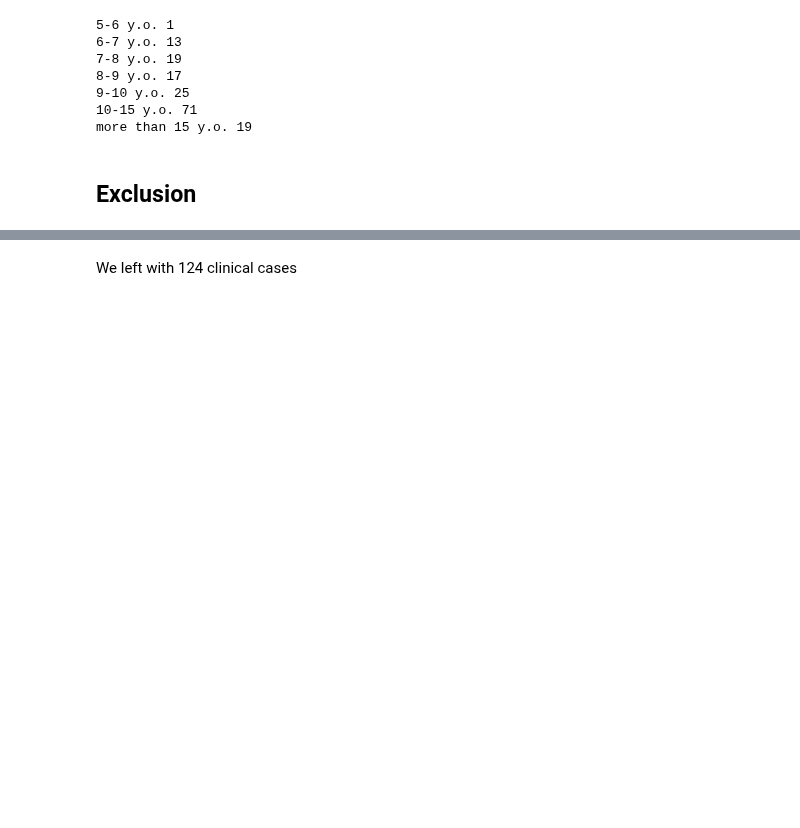
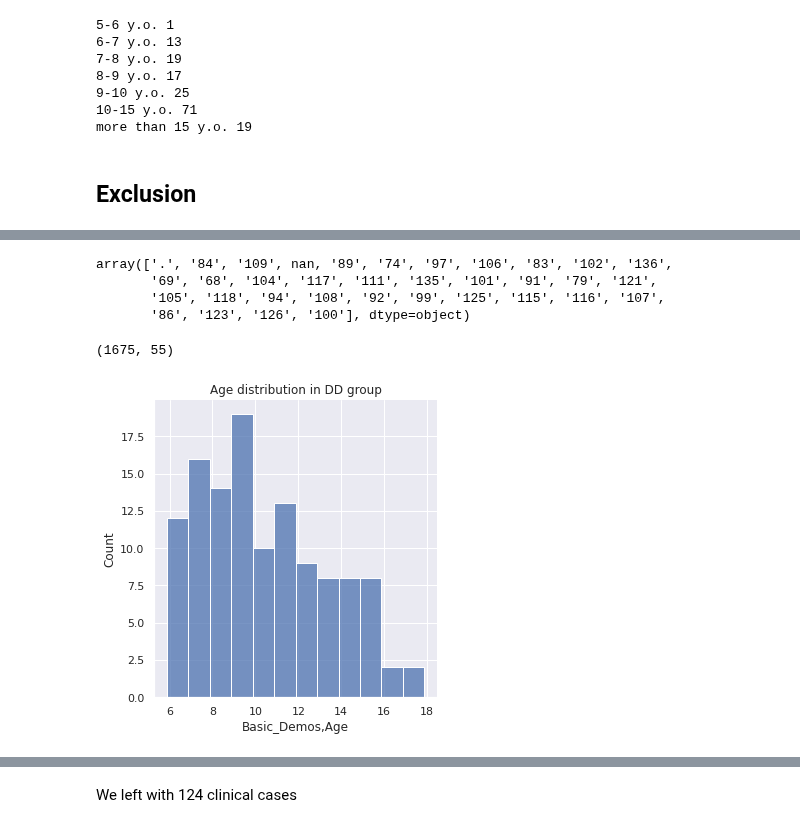
Before and after one commit to cristinarainich/Child-Mind-Institute-Project, a Jupyter notebook: Pheno_data.ipynb, the cells around one changed output, grey strips where cells are left out. Cells and saved outputs as stored; diff of their text form; code cells hidden in the pictures; blank space fills up the shorter version.

```diff
--- a/Pheno_data.ipynb
+++ b/Pheno_data.ipynb
@@ -1003,3 +1003,7 @@ data_filtered = data_filtered[data_filtered['Diagnosis'] != 'Language Disorder B
 # excluding all meds from both controls and dyslexics
 # 10 cases
 data_filtered = data_filtered[data_filtered['Medicine'] == 0]
+# %%
+# excluding people older than 18
+# 3 DD cases and 46 TD
+data_filtered = data_filtered[data_filtered['Basic_Demos,Age'] <= 18]
@@ -1005,0 +1030,17 @@ data_filtered = data_filtered[data_filtered['Medicine'] == 0]
+# %%
+data_filtered['WASI,WASI_FSIQ'].unique()
+# %% [output]
+array(['.', '84', '109', nan, '89', '74', '97', '106', '83', '102', '136',
+       '69', '68', '104', '117', '111', '135', '101', '91', '79', '121',
+       '105', '118', '94', '108', '92', '99', '125', '115', '116', '107',
+       '86', '123', '126', '100'], dtype=object)
+# %%
+data_filtered[data_filtered['Status'] == 0].shape
+# %% [output]
+(1675, 55)
+# %%
+sns.displot(data_filtered[data_filtered['Status'] == 1]['Basic_Demos,Age'],
+             binwidth = 1)
+pl.title('Age distribution in DD group');
+# %% [output]
+[figure, added]
```
Also changed, not shown: parts of 2 cells of this notebook.
